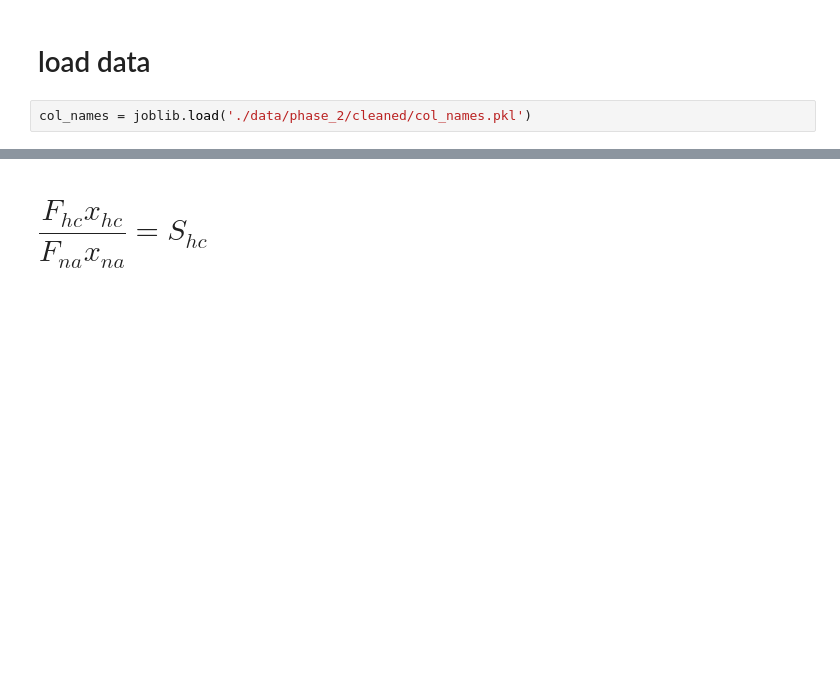
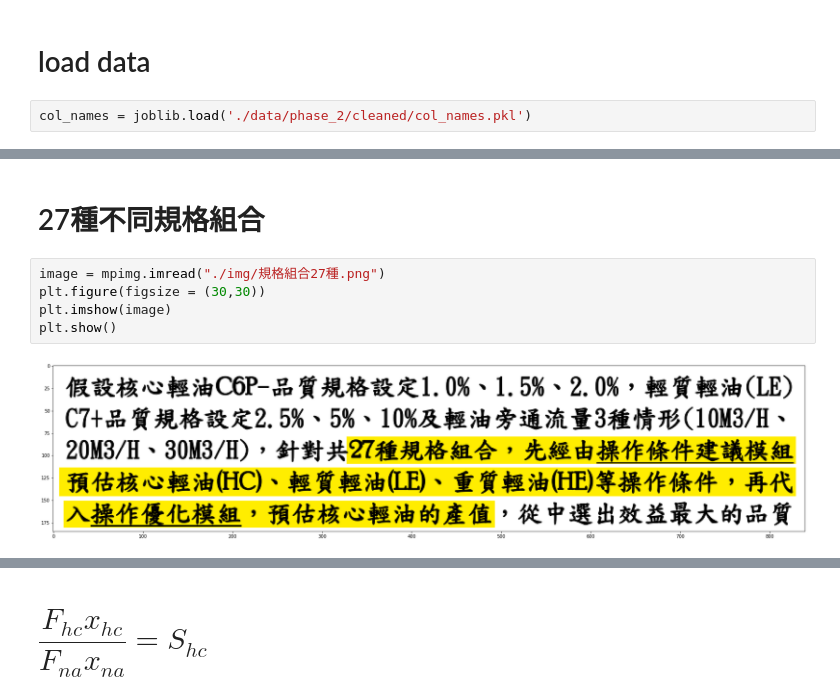
Before and after one commit to skywalker0803r/oil_project_20200424, a Jupyter notebook: Operation optimization module.ipynb, the cells around one changed output, grey strips where cells are left out. Saved outputs shown, nothing was run; the diff lists cells and outputs as text; blank space fills up the shorter version.

```diff
--- a/Operation optimization module.ipynb
+++ b/Operation optimization module.ipynb
@@ -36,0 +45,9 @@ xna
+# %% [markdown]
+# 27種不同規格組合
+# %%
+image = mpimg.imread("./img/規格組合27種.png")
+plt.figure(figsize = (30,30))
+plt.imshow(image)
+plt.show()
+# %% [output]
+[figure, added]
```
Also changed, not shown: parts of 35 cells of this notebook.
